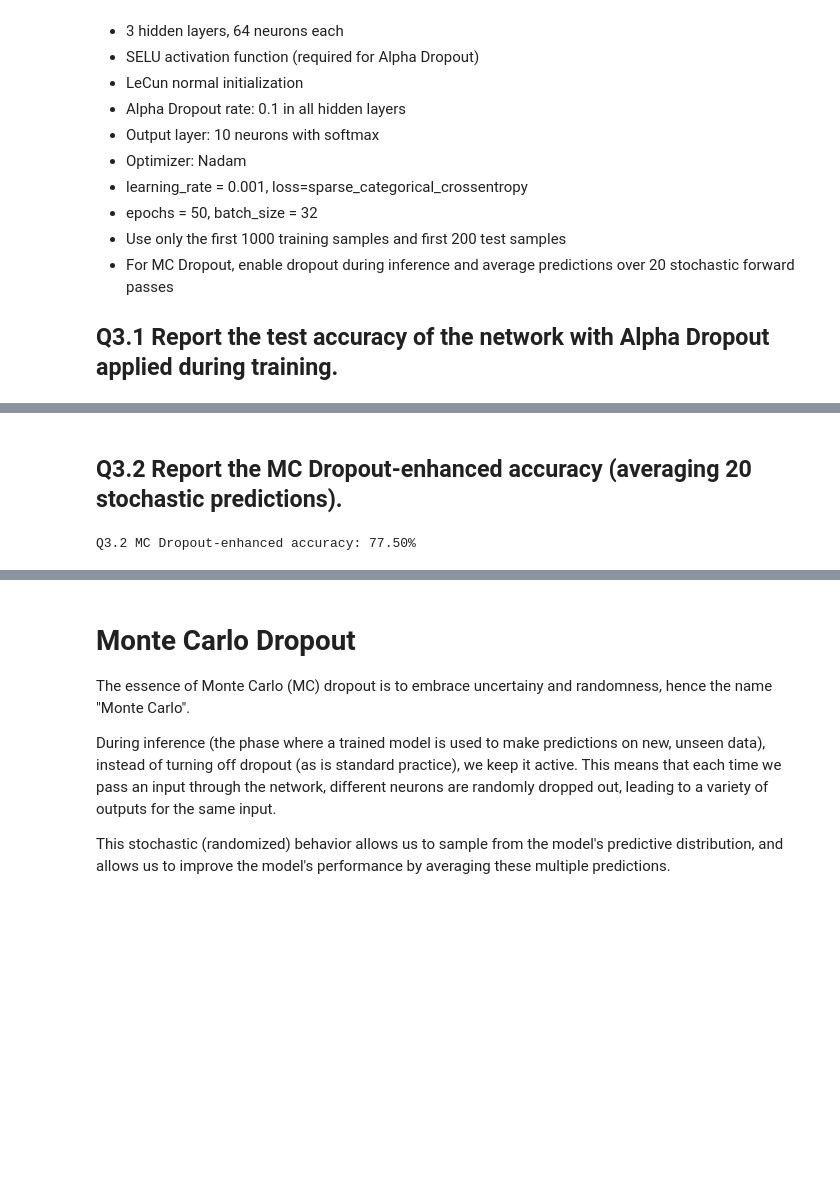
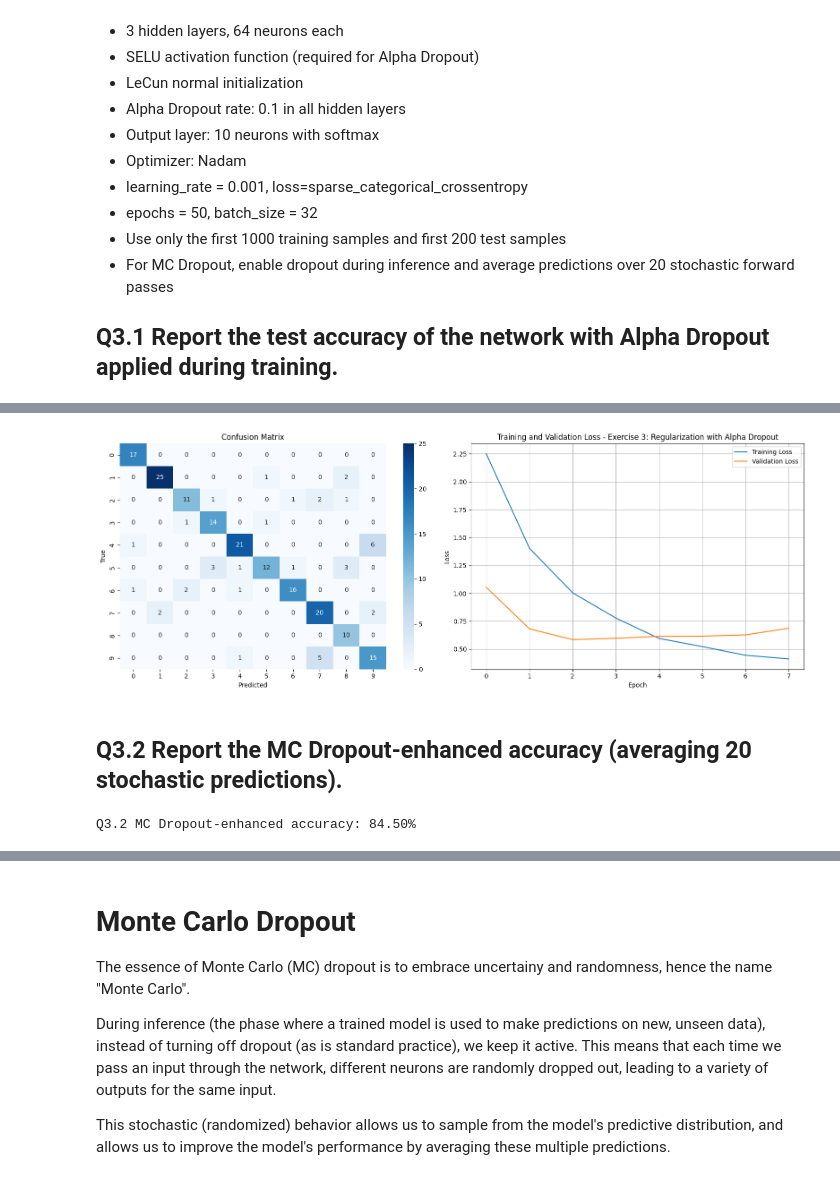
Before and after one commit to arthurBorger/machine_learning, a Jupyter notebook: assignment_3/exercise_3.ipynb, the cells around one changed output, grey strips where cells are left out. Saved outputs shown, nothing was run; the diff lists cells and outputs as text; code cells hidden in the pictures; blank space fills up the shorter version.

```diff
--- a/assignment_3/exercise_3.ipynb
+++ b/assignment_3/exercise_3.ipynb
@@ -118,0 +121,6 @@ Test accuracy: 0.8500
+# %%
+from helper import plot_model_evaluation
+
+# Plot model evaluation
+plot_model_evaluation(model, x_test, y_test, history, exercise_title='Exercise 3: Regularization with Alpha Dropout')
+# %% [output]
@@ -119,9 +128,10 @@ Test accuracy: 0.8500
+[figure, added]
 # %% [markdown]
 ## Q3.2 Report the MC Dropout-enhanced accuracy (averaging 20 stochastic predictions).
 # %%
 from tensorflow.keras.models import load_model
 
-model = load_model('exercise_3_model.keras')
+model = load_model('models/exercise_3_model.keras')
 
 mc_predictions = []
 # See configuration above for mc_iterations
@@ -142,4 +152,4 @@ mc_predicted_classes = np.argmax(mc_mean_predictions, axis=1)
 mc_accuracy = np.mean(mc_predicted_classes == y_test)
 print(f'Q3.2 MC Dropout-enhanced accuracy: {mc_accuracy * 100:.2f}%')
 # %% [output]
-Q3.2 MC Dropout-enhanced accuracy: 77.50%
+Q3.2 MC Dropout-enhanced accuracy: 84.50%
```
Also changed, not shown: parts of 3 cells of this notebook, 3 other files.
